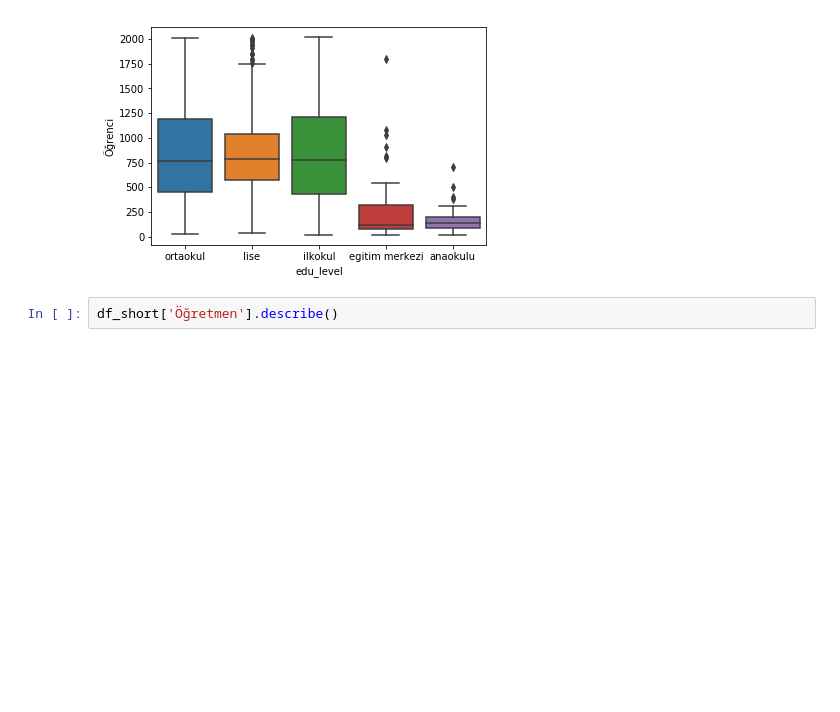
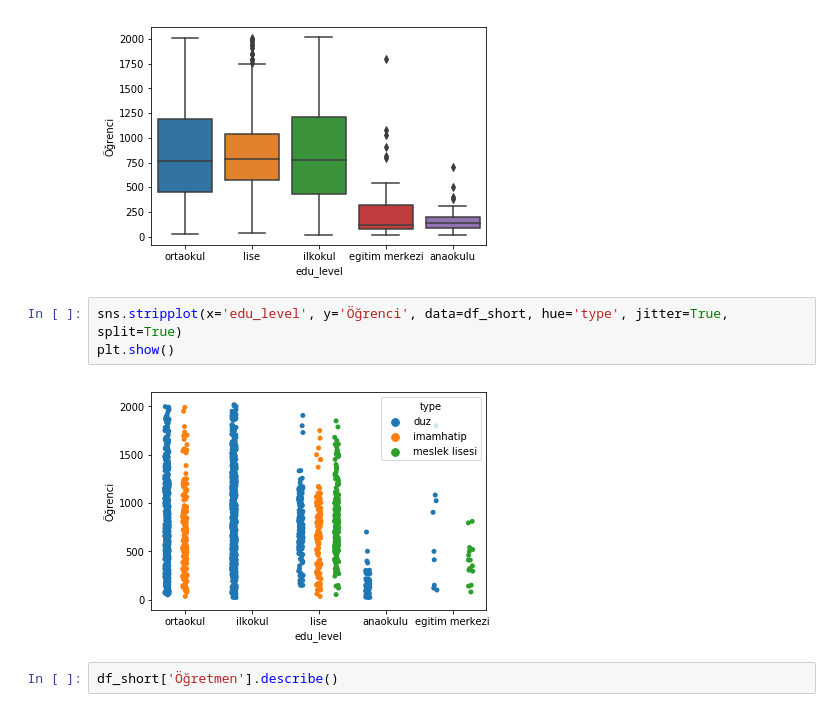
Before and after one commit to mylogicniche/turkey-school-analysis, a Jupyter notebook: analiz-2.ipynb, the cells around one changed output. Cells and saved outputs as stored; diff of their text form; blank space fills up the shorter version.

```diff
--- a/analiz-2.ipynb
+++ b/analiz-2.ipynb
@@ -243,6 +253,11 @@ sns.boxplot(x='edu_level', y='Öğrenci', data=df_short)
 plt.show()
 # %% [output]
 [figure]
+# %%
+sns.stripplot(x='edu_level', y='Öğrenci', data=df_short, hue='type', jitter=True, split=True)
+plt.show()
+# %% [output]
+[figure, added]
 # %%
 df_short['Öğretmen'].describe()
 # %% [output]
```
Also changed, not shown: parts of 4 cells of this notebook.
